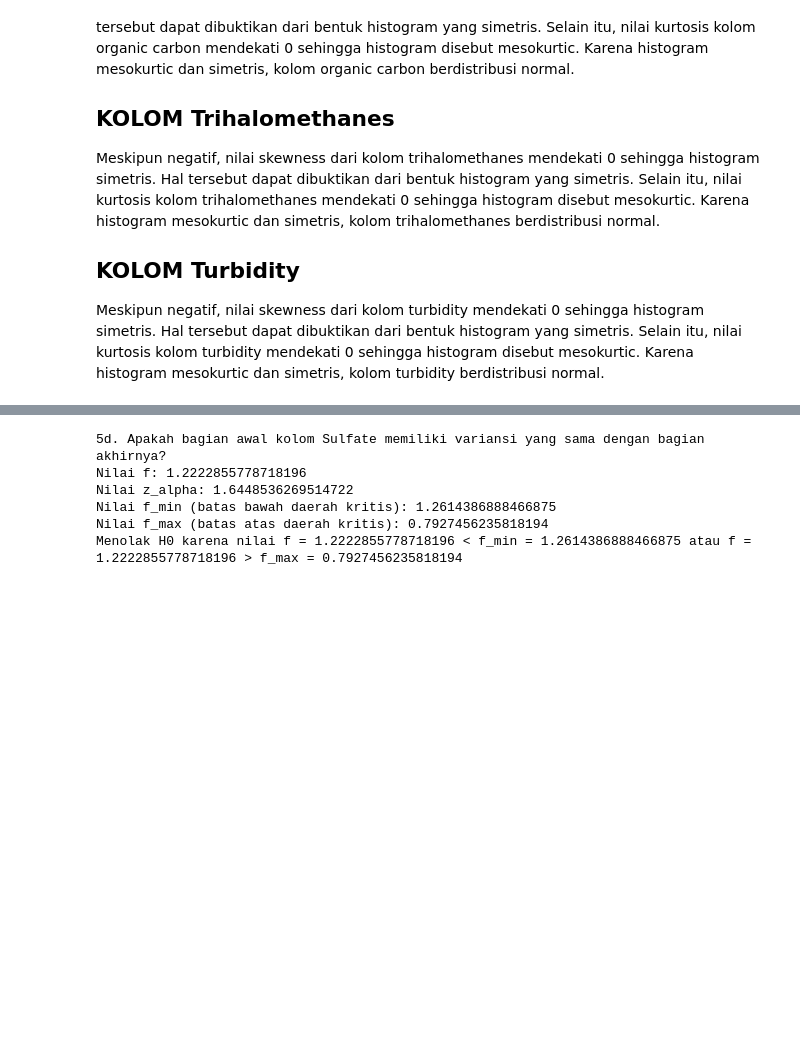
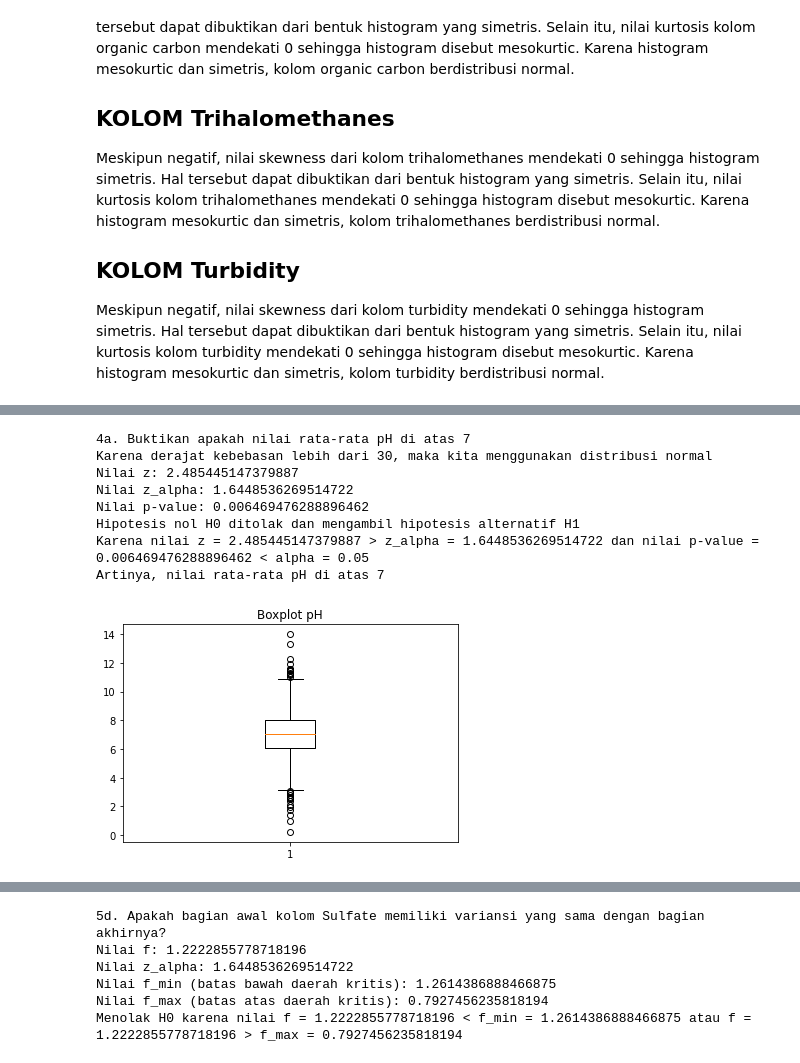
Before and after one commit to LordGedelicious/Tugas-Besar-Probstat-, a Jupyter notebook: main.ipynb, the cells around one changed output, grey strips where cells are left out. Saved outputs shown, nothing was run; the diff lists cells and outputs as text; code cells hidden in the pictures; blank space fills up the shorter version.

```diff
--- a/main.ipynb
+++ b/main.ipynb
@@ -190,6 +216,10 @@ print("4a. Buktikan apakah nilai rata-rata pH di atas 7")
 alpha = 0.05
 
 # Langkah 4 : Tentukan uji statistik yang sesuai dan tentukan daerah kritis
+if (len(data) - 1 > 30):
+    print("Karena derajat kebebasan lebih dari 30, maka kita menggunakan distribusi normal")
+else:
+    print("Karena derajat kebebasan kurang dari 30, maka kita menggunakan distribusi t")
 # Bila hipotesis alternatif H1 ingin diterima (atau jika ingin menolak H0 kasus ini), maka daerah kritis yang harus dipenuhi adalah z > z_alpha
 # Pengujian ini tergolong tes hipotesis satu arah karena tidak ada dua nilai sebagai batas atas/bawah dari daerah kritis, melainkan hanya ada satu saja
 # Nilai z sendiri dapat dihitung menggunakan: z = (x_bar - μ0) / (sigma / sqrt(n))
@@ -201,30 +231,40 @@ z_score = (data['pH'].mean() - 7) / (data['pH'].std() / math.sqrt(len(data['pH']
 z_alpha_score = st.norm.ppf(1 - alpha)
 # scipy.norm.cdf(val) adalah fungsi yang digunakan untuk mencari luas kurva distribusi normal dalam range -inf sampai val. Atau P(Z <= z) = val
 # scipy.norm.sf(val) = 1 - scipy.norm.cdf(-val), namun fungsi scipy.norm.sf menurut dokumentasi scipy lebih akurat dari 1 - scipy.norm.cdf()
 if z_score > 0:
     p_value = st.norm.sf(z_score)
 else:
     p_value = st.norm.cdf(z_score)
 
 print("Nilai z: {z}".format(z=z_score))
 print("Nilai z_alpha: {z_alpha}".format(z_alpha=z_alpha_score))
 print("Nilai p-value: {p_value}".format(p_value=p_value))
 
 # Langkah 6 : Pengambilan keputusan
 if z_score > z_alpha_score:
     if p_value > alpha:
         print("Hipotesis nol H0 gagal ditolak")
         print("Karena meskipun nilai z = {z} > z_alpha = {z_alpha}, nilai p-value = {p_value} > alpha = {alpha}".format(z=z_score, z_alpha=z_alpha_score, p_value=p_value, alpha=alpha))
     else:
         print("Hipotesis nol H0 ditolak dan mengambil hipotesis alternatif H1")
         print("Karena nilai z = {z} > z_alpha = {z_alpha} dan nilai p-value = {p_value} < alpha = {alpha}".format(z=z_score, z_alpha=z_alpha_score, p_value=p_value, alpha=alpha))
         print("Artinya, nilai rata-rata pH di atas 7")
 else:
     print("Hipotesis nol H0 diterima karena nilai z = {z} <= z_alpha = {z_alpha}".format(z=z_score, z_alpha=z_alpha_score))
     print("Artinya, nilai rata-rata pH adalah 7")
 
 # Penampilan Boxplot
 plt.boxplot(data['pH'])
 plt.title("Boxplot pH")
 plt.show()
 # Dapat dilihat dari boxplot bahwa rata-rata (garis tengah pada kotak) pH sedikit lebih besar dari 7
+# %% [output]
+4a. Buktikan apakah nilai rata-rata pH di atas 7
+Karena derajat kebebasan lebih dari 30, maka kita menggunakan distribusi normal
+Nilai z: 2.485445147379887
+Nilai z_alpha: 1.6448536269514722
+Nilai p-value: 0.006469476288896462
+Hipotesis nol H0 ditolak dan mengambil hipotesis alternatif H1
+Karena nilai z = 2.485445147379887 > z_alpha = 1.6448536269514722 dan nilai p-value = 0.006469476288896462 < alpha = 0.05
+Artinya, nilai rata-rata pH di atas 7
+[figure, added]
```
Also changed, not shown: parts of 9 cells of this notebook.
